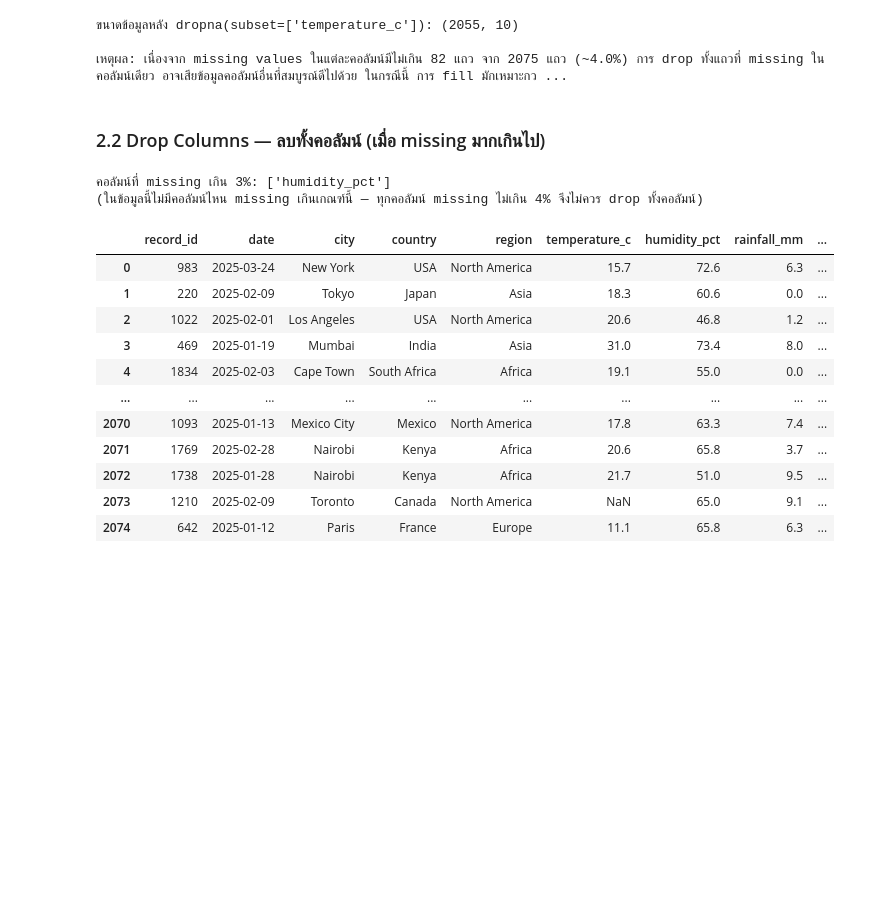
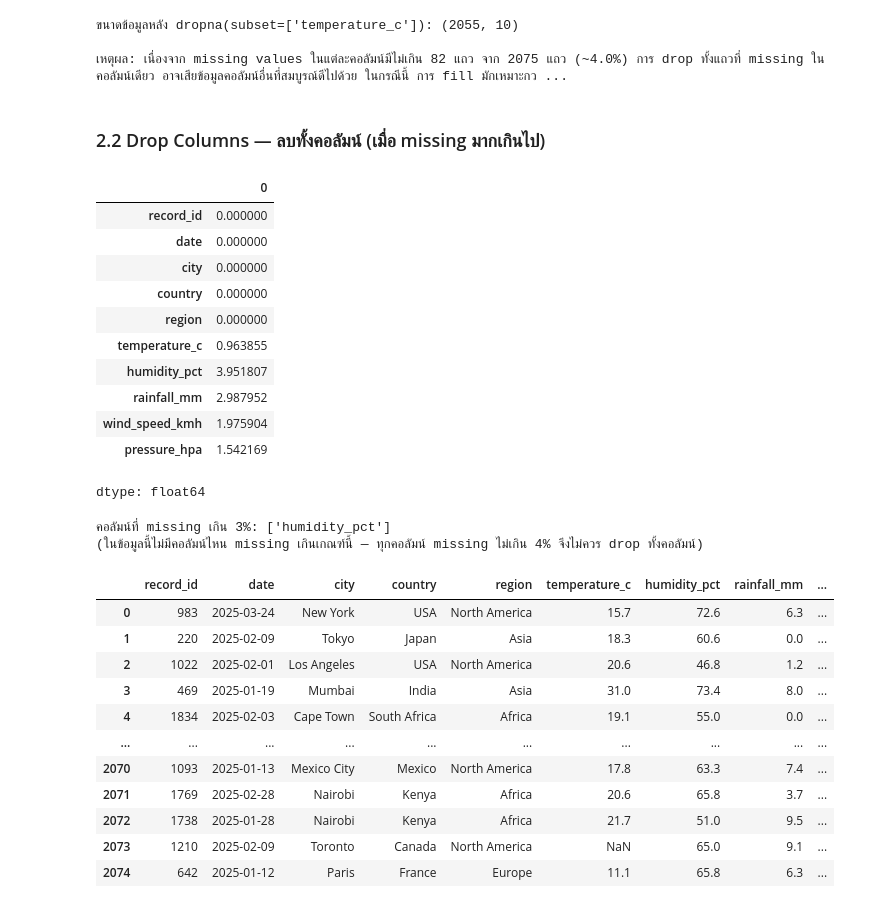
Before and after one commit to PitchayaW/SC-612-104-Essential-Data-Science, a Jupyter notebook: Module-A-Notebooks/SC612104_Session10_Data_Cleaning.ipynb, the cells around one changed output. Saved outputs shown, nothing was run; the diff lists cells and outputs as text; code cells hidden in the pictures; blank space fills up the shorter version.

```diff
--- a/Module-A-Notebooks/SC612104_Session10_Data_Cleaning.ipynb
+++ b/Module-A-Notebooks/SC612104_Session10_Data_Cleaning.ipynb
@@ -328,6 +328,22 @@ print(f"\nเหตุผล: เนื่องจาก missing values ใน
 เหตุผล: เนื่องจาก missing values ในแต่ละคอลัมน์มีไม่เกิน 82 แถว จาก 2075 แถว (~4.0%) การ drop ทั้งแถวที่ missing ในคอลัมน์เดียว อาจเสียข้อมูลคอลัมน์อื่นที่สมบูรณ์ดีไปด้วย ในกรณีนี้ การ fill มักเหมาะกว ...
 # %% [markdown]
 ### 2.2 Drop Columns — ลบทั้งคอลัมน์ (เมื่อ missing มากเกินไป)
+# %%
+cols_to_check = df.isnull().sum() / len(df) * 100
+cols_to_check
+# %% [output]
+|  | 0 |
+| record_id | 0.000000 |
+| date | 0.000000 |
+| city | 0.000000 |
+| country | 0.000000 |
+| region | 0.000000 |
+| temperature_c | 0.963855 |
+| humidity_pct | 3.951807 |
+| rainfall_mm | 2.987952 |
+| wind_speed_kmh | 1.975904 |
+| pressure_hpa | 1.542169 |
+dtype: float64
 # %%
 # ตัวอย่าง (สมมติ): ถ้ามีคอลัมน์ที่ missing เกิน 50% ควรพิจารณาลบทั้งคอลัมน์
 threshold_pct = 3#50
```
Also changed, not shown: parts of 29 cells of this notebook.
